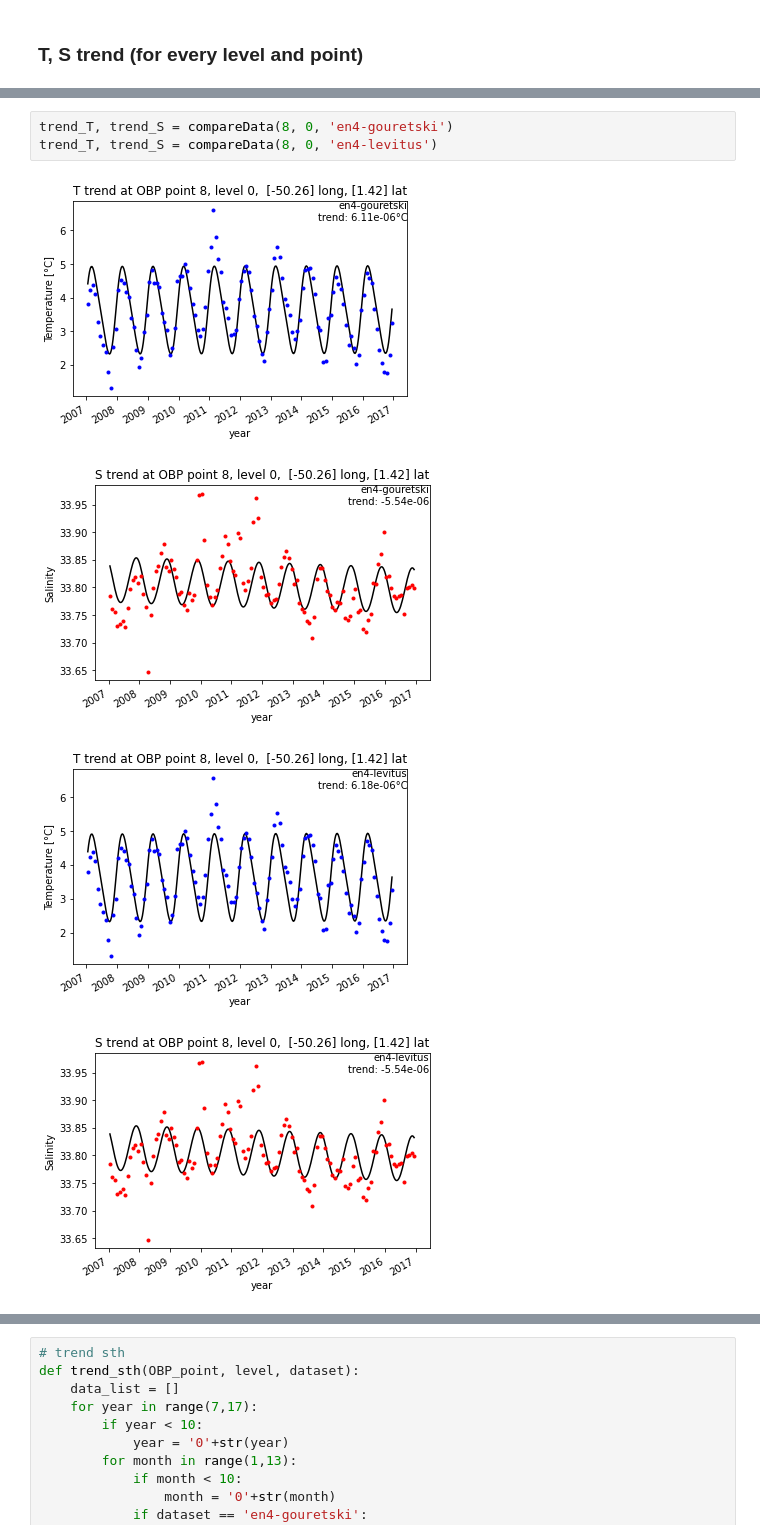
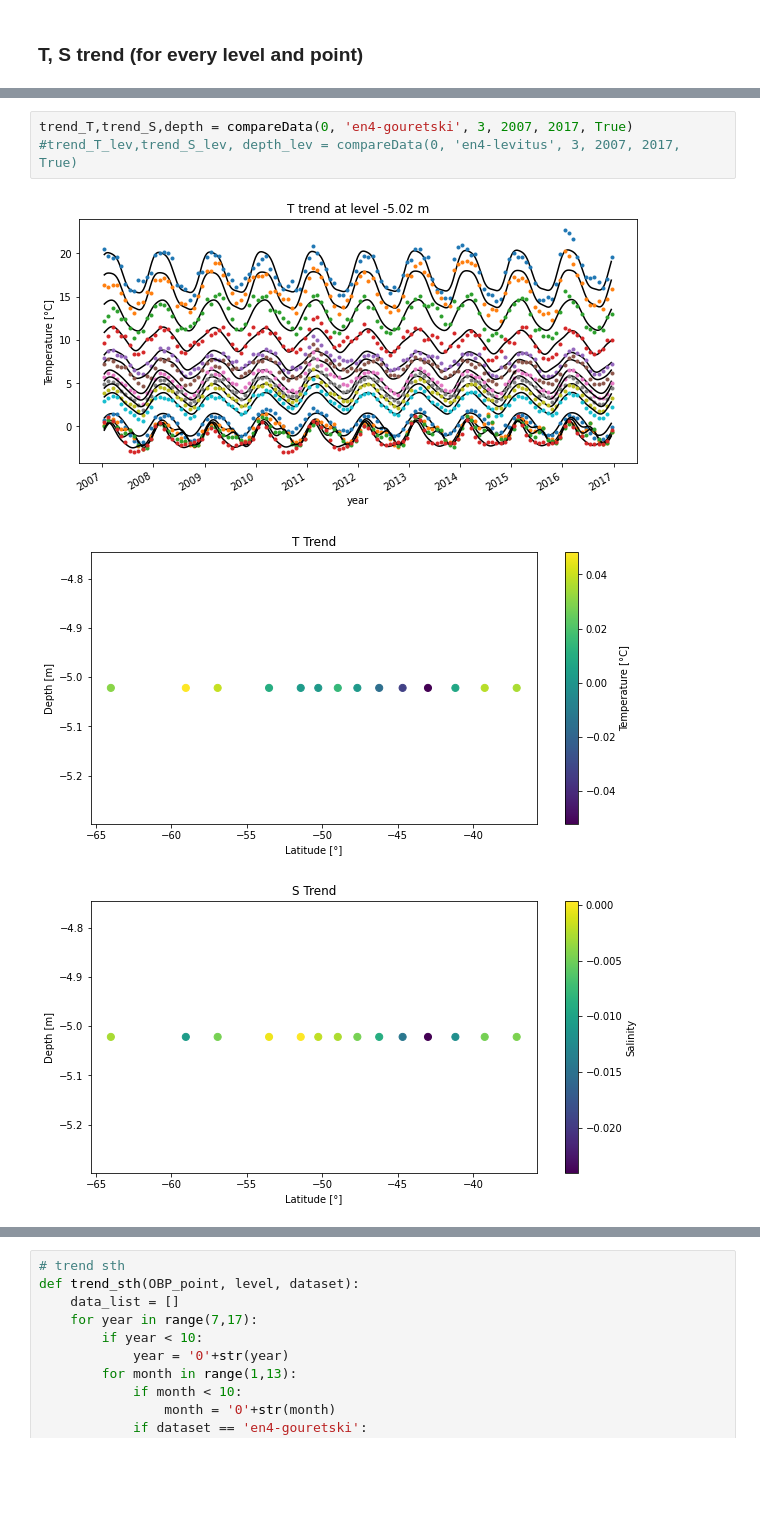
Before and after one commit to najona/st_height, a Jupyter notebook: st_height/comparison_splines_datasets.ipynb, the cells around one changed output, grey strips where cells are left out. Saved outputs shown, nothing was run; the diff lists cells and outputs as text; blank space fills up the shorter version.

Commit message:
new compareData function

```diff
--- a/st_height/comparison_splines_datasets.ipynb
+++ b/st_height/comparison_splines_datasets.ipynb
@@ -192,8 +215,7 @@ def compareData(OBP_point, level, dataset):
 # %%
-trend_T, trend_S = compareData(8, 0, 'en4-gouretski')
-trend_T, trend_S = compareData(8, 0, 'en4-levitus')
+trend_T,trend_S,depth = compareData(0, 'en4-gouretski', 3, 2007, 2017, True)
+#trend_T_lev,trend_S_lev, depth_lev = compareData(0, 'en4-levitus', 3, 2007, 2017, True)
 # %% [output]
-[figure, old version]
+[figure, new version]
-[figure, old version]
+[figure, new version]
-[figure, old version]
+[figure, new version]
-[figure, removed]
```
Also changed, not shown: parts of 2 cells of this notebook.
